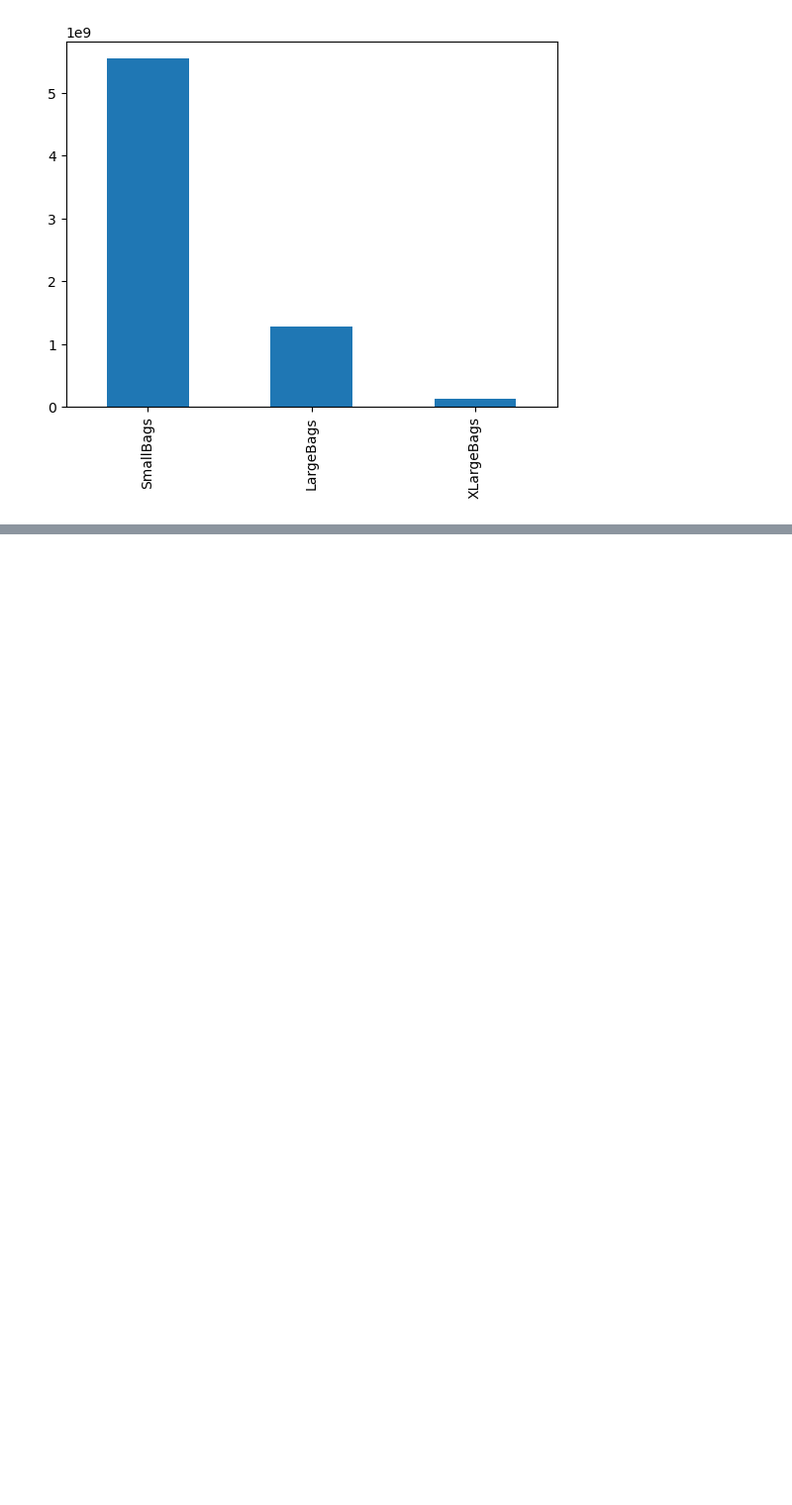
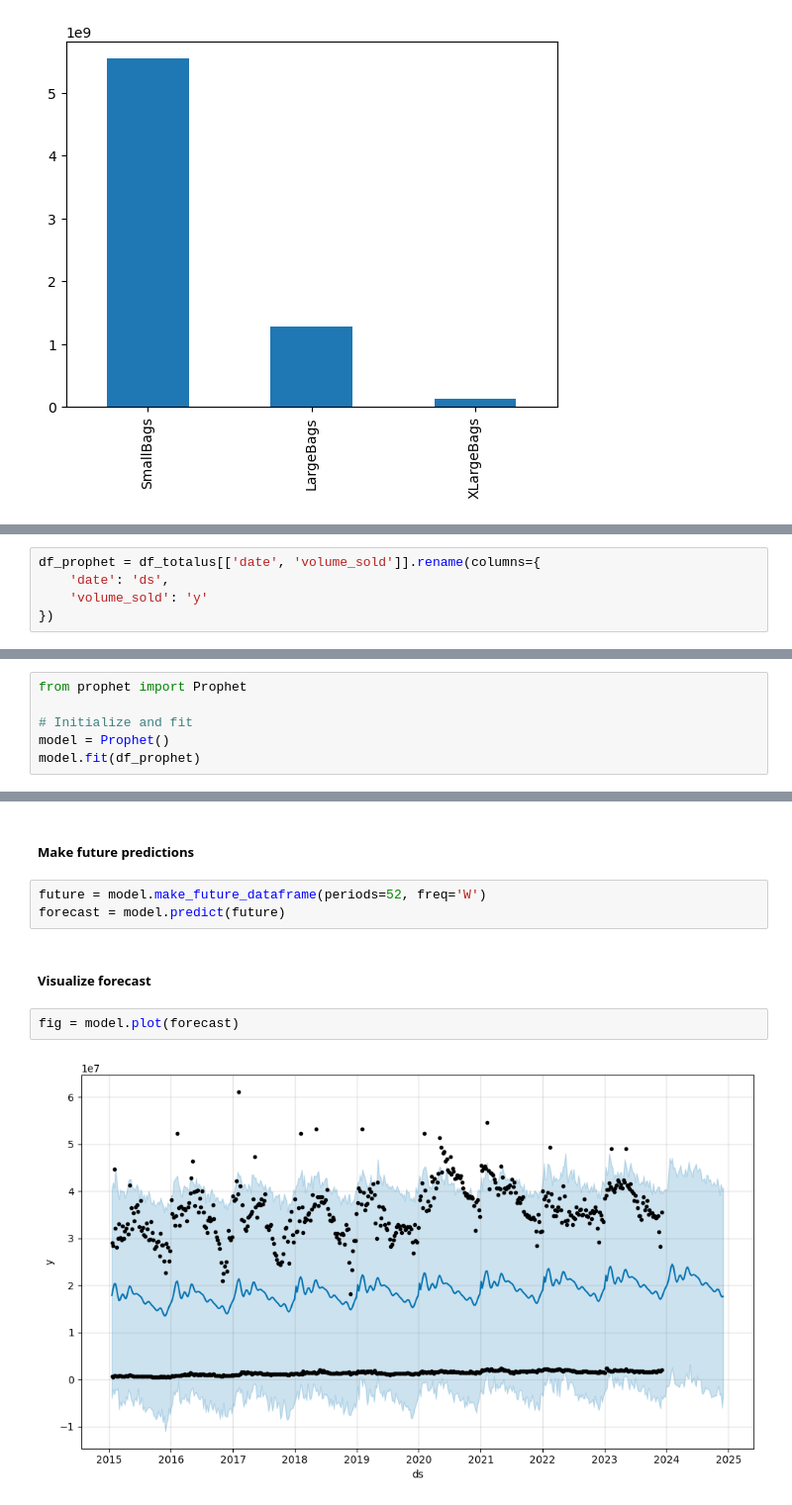
Before and after one commit to Namrata156/avocado-demand-forecast, a Jupyter notebook: eda.ipynb, the cells around one changed output, grey strips where cells are left out. Shown: that part at 99% size. Drawn from its saved outputs; the diff is of its cells as text; blank space fills up the shorter version.

Commit message:
added Prophet

```diff
--- a/eda.ipynb
+++ b/eda.ipynb
@@ -252,0 +313,5 @@ df[['SmallBags', 'LargeBags', 'XLargeBags']].sum().plot(kind='bar', stacked=True
+# %%
+df_prophet = df_totalus[['date', 'volume_sold']].rename(columns={
+    'date': 'ds',
+    'volume_sold': 'y'
+})
@@ -252,0 +329,6 @@ df[['SmallBags', 'LargeBags', 'XLargeBags']].sum().plot(kind='bar', stacked=True
+# %%
+from prophet import Prophet
+
+# Initialize and fit
+model = Prophet()
+model.fit(df_prophet)
@@ -252,0 +339,11 @@ df[['SmallBags', 'LargeBags', 'XLargeBags']].sum().plot(kind='bar', stacked=True
+# %% [markdown]
+##### Make future predictions
+# %%
+future = model.make_future_dataframe(periods=52, freq='W')
+forecast = model.predict(future)
+# %% [markdown]
+##### Visualize forecast
+# %%
+fig = model.plot(forecast)
+# %% [output]
+[figure, added]
```
Also changed, not shown: parts of 11 cells of this notebook.
